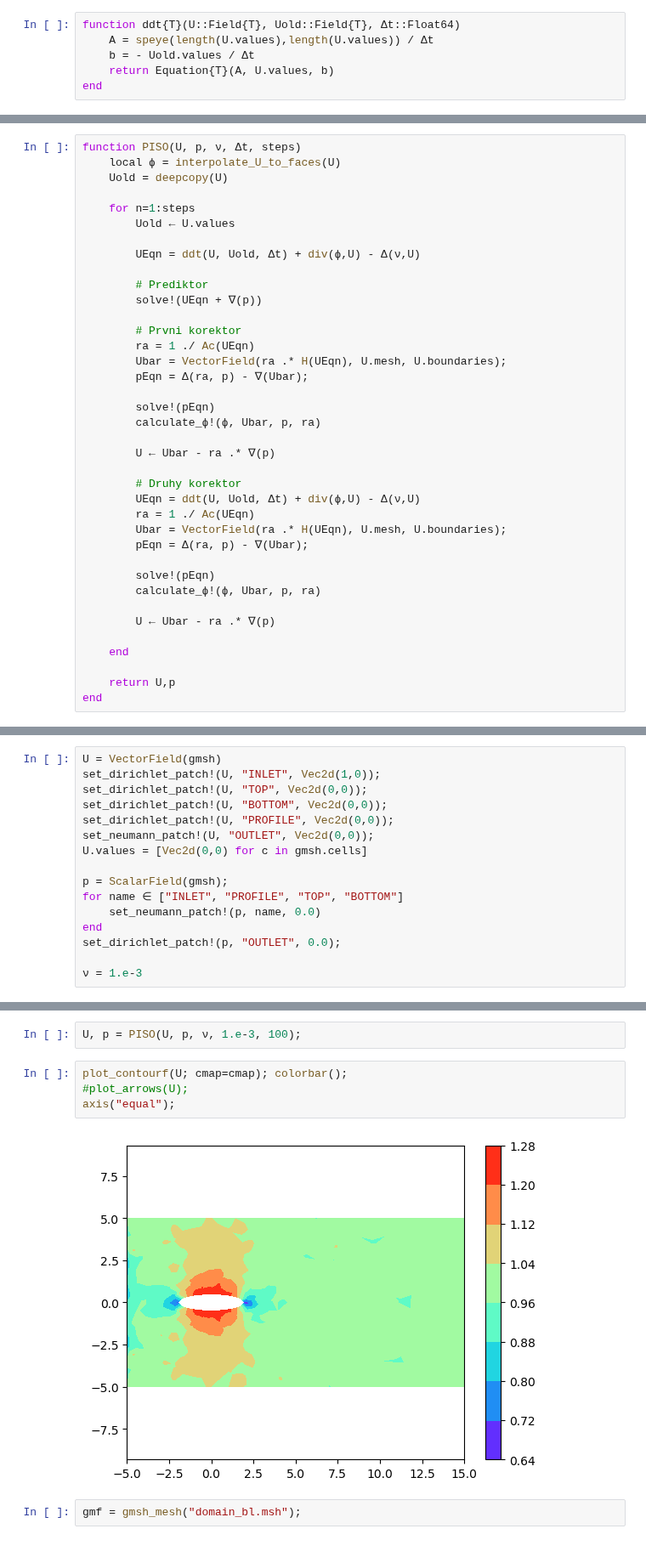
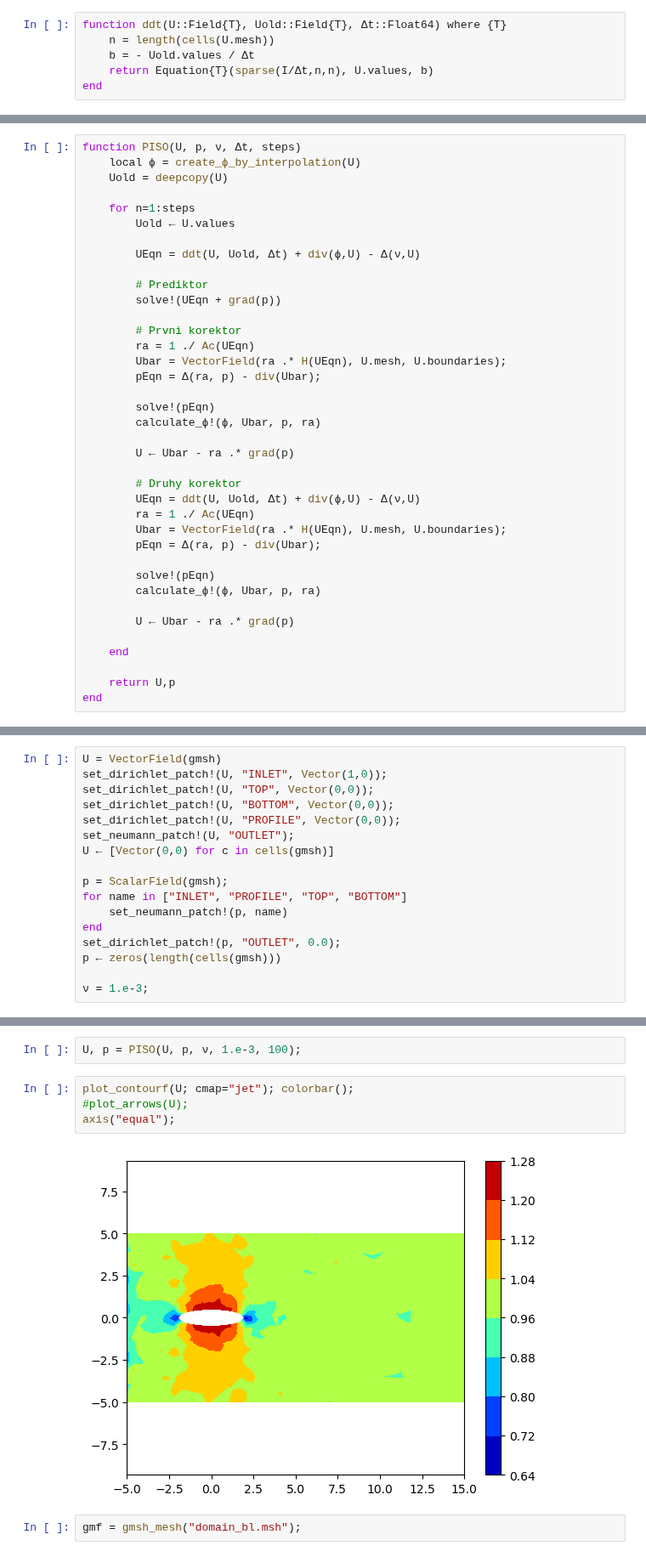
Before and after one commit to furstj/NSP, a Jupyter notebook: lessons/05_piso.ipynb, the cells around one changed output, grey strips where cells are left out. Shown at 85% size. Saved outputs shown, nothing was run; the diff lists cells and outputs as text.

```diff
--- a/lessons/05_piso.ipynb
+++ b/lessons/05_piso.ipynb
@@ -205,14 +214,14 @@ axis("equal");
 # %%
-function ddt{T}(U::Field{T}, Uold::Field{T}, Δt::Float64)
-    A = speye(length(U.values),length(U.values)) / Δt
+function ddt(U::Field{T}, Uold::Field{T}, Δt::Float64) where {T}
+    n = length(cells(U.mesh))
     b = - Uold.values / Δt
-    return Equation{T}(A, U.values, b)
+    return Equation{T}(sparse(I/Δt,n,n), U.values, b)
 end
 # %% [output]
 ddt (generic function with 2 methods)
 # %%
 function PISO(U, p, ν, Δt, steps)
-    local ϕ = interpolate_U_to_faces(U)
+    local ϕ = create_ϕ_by_interpolation(U)
     Uold = deepcopy(U)
 
     for n=1:steps
@@ -221,28 +230,28 @@ function PISO(U, p, ν, Δt, steps)
         UEqn = ddt(U, Uold, Δt) + div(ϕ,U) - Δ(ν,U)
 
         # Prediktor
-        solve!(UEqn + ∇(p))
+        solve!(UEqn + grad(p))
 
         # Prvni korektor
         ra = 1 ./ Ac(UEqn)
         Ubar = VectorField(ra .* H(UEqn), U.mesh, U.boundaries);
-        pEqn = Δ(ra, p) - ∇(Ubar);
+        pEqn = Δ(ra, p) - div(Ubar);
 
         solve!(pEqn)
         calculate_ϕ!(ϕ, Ubar, p, ra)
 
-        U ← Ubar - ra .* ∇(p)
+        U ← Ubar - ra .* grad(p)
 
         # Druhy korektor
         UEqn = ddt(U, Uold, Δt) + div(ϕ,U) - Δ(ν,U)
         ra = 1 ./ Ac(UEqn)
         Ubar = VectorField(ra .* H(UEqn), U.mesh, U.boundaries);
-        pEqn = Δ(ra, p) - ∇(Ubar);
+        pEqn = Δ(ra, p) - div(Ubar);
 
         solve!(pEqn)
         calculate_ϕ!(ϕ, Ubar, p, ra)
 
-        U ← Ubar - ra .* ∇(p)
+        U ← Ubar - ra .* grad(p)
 
     end
 
@@ -255,16 +262,17 @@ cmap = ColorMap("rainbow");
 # %%
 U = VectorField(gmsh)
-set_dirichlet_patch!(U, "INLET", Vec2d(1,0));
-set_dirichlet_patch!(U, "TOP", Vec2d(0,0));
-set_dirichlet_patch!(U, "BOTTOM", Vec2d(0,0));
-set_dirichlet_patch!(U, "PROFILE", Vec2d(0,0));
-set_neumann_patch!(U, "OUTLET", Vec2d(0,0));
-U.values = [Vec2d(0,0) for c in gmsh.cells]
+set_dirichlet_patch!(U, "INLET", Vector(1,0));
+set_dirichlet_patch!(U, "TOP", Vector(0,0));
+set_dirichlet_patch!(U, "BOTTOM", Vector(0,0));
+set_dirichlet_patch!(U, "PROFILE", Vector(0,0));
+set_neumann_patch!(U, "OUTLET");
+U ← [Vector(0,0) for c in cells(gmsh)]
 
 p = ScalarField(gmsh);
-for name ∈ ["INLET", "PROFILE", "TOP", "BOTTOM"]
-    set_neumann_patch!(p, name, 0.0)
+for name in ["INLET", "PROFILE", "TOP", "BOTTOM"]
+    set_neumann_patch!(p, name)
 end
 set_dirichlet_patch!(p, "OUTLET", 0.0);
+p ← zeros(length(cells(gmsh)))
 
-ν = 1.e-3
+ν = 1.e-3;
@@ -273,11 +279,11 @@ set_dirichlet_patch!(p, "OUTLET", 0.0);
 # %%
 U, p = PISO(U, p, ν, 1.e-3, 100);
 # %%
-plot_contourf(U; cmap=cmap); colorbar();
+plot_contourf(U; cmap="jet"); colorbar();
 #plot_arrows(U);
 axis("equal");
 # %% [output]
-[figure, old version]
+[figure, new version]
 # %%
 gmf = gmsh_mesh("domain_bl.msh");
 # %%
```
Also changed, not shown: parts of 13 cells of this notebook, 1 other file.
